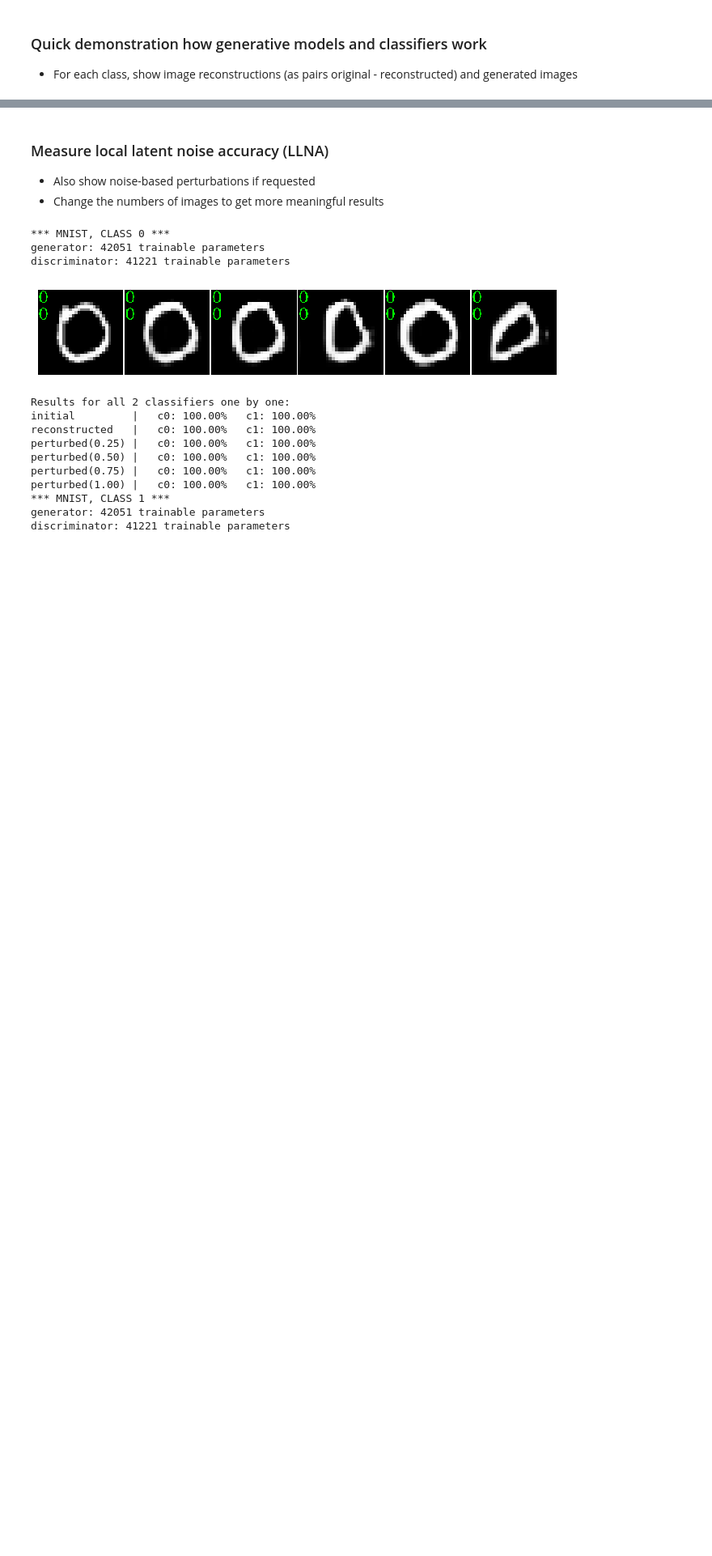
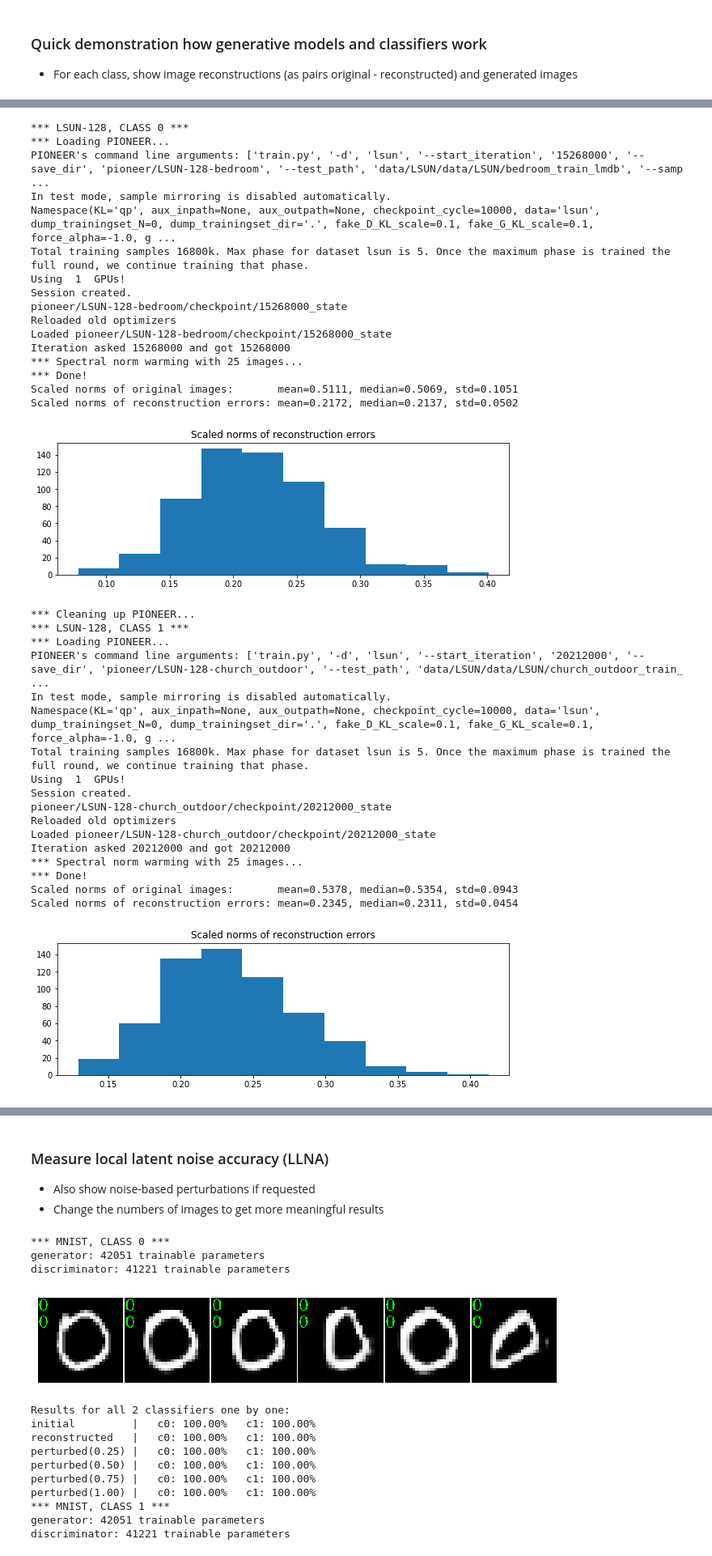
Before and after one commit to igor-buzhinsky/latent-space-nn-evaluation, a Jupyter notebook: Adversarial.ipynb, the cells around one changed output, grey strips where cells are left out. Shown at 81% size. Drawn from its saved outputs; the diff is of its cells as text; code cells hidden in the pictures; blank space fills up the shorter version.

Commit message:
Calculating the norms of reconstruction errors.

```diff
--- a/Adversarial.ipynb
+++ b/Adversarial.ipynb
@@ -104,0 +124,42 @@ discriminator: 41221 trainable parameters
+# %%
+for i in range(no_classes):
+    LogUtil.info(f"*** {classifier_d.upper()}, CLASS {i} ***")
+    gm = gm_loader(i)
+    EvaluationUtil.show_reconstruction_distance_statistics(gm, 600)
+    gm.destroy()
+# %% [output]
+*** LSUN-128, CLASS 0 ***
+*** Loading PIONEER...
+PIONEER's command line arguments: ['train.py', '-d', 'lsun', '--start_iteration', '15268000', '--save_dir', 'pioneer/LSUN-128-bedroom', '--test_path', 'data/LSUN/data/LSUN/bedroom_train_lmdb', '--samp ...
+In test mode, sample mirroring is disabled automatically.
+Namespace(KL='qp', aux_inpath=None, aux_outpath=None, checkpoint_cycle=10000, data='lsun', dump_trainingset_N=0, dump_trainingset_dir='.', fake_D_KL_scale=0.1, fake_G_KL_scale=0.1, force_alpha=-1.0, g ...
+Total training samples 16800k. Max phase for dataset lsun is 5. Once the maximum phase is trained the full round, we continue training that phase.
+Using  1  GPUs!
+Session created.
+pioneer/LSUN-128-bedroom/checkpoint/15268000_state
+Reloaded old optimizers
+Loaded pioneer/LSUN-128-bedroom/checkpoint/15268000_state
+Iteration asked 15268000 and got 15268000
+*** Spectral norm warming with 25 images...
+*** Done!
+Scaled norms of original images:       mean=0.5111, median=0.5069, std=0.1051
+Scaled norms of reconstruction errors: mean=0.2172, median=0.2137, std=0.0502
+[figure, added]
+*** Cleaning up PIONEER...
+*** LSUN-128, CLASS 1 ***
+*** Loading PIONEER...
+PIONEER's command line arguments: ['train.py', '-d', 'lsun', '--start_iteration', '20212000', '--save_dir', 'pioneer/LSUN-128-church_outdoor', '--test_path', 'data/LSUN/data/LSUN/church_outdoor_train_ ...
+In test mode, sample mirroring is disabled automatically.
+Namespace(KL='qp', aux_inpath=None, aux_outpath=None, checkpoint_cycle=10000, data='lsun', dump_trainingset_N=0, dump_trainingset_dir='.', fake_D_KL_scale=0.1, fake_G_KL_scale=0.1, force_alpha=-1.0, g ...
+Total training samples 16800k. Max phase for dataset lsun is 5. Once the maximum phase is trained the full round, we continue training that phase.
+Using  1  GPUs!
+Session created.
+pioneer/LSUN-128-church_outdoor/checkpoint/20212000_state
+Reloaded old optimizers
+Loaded pioneer/LSUN-128-church_outdoor/checkpoint/20212000_state
+Iteration asked 20212000 and got 20212000
+*** Spectral norm warming with 25 images...
+*** Done!
+Scaled norms of original images:       mean=0.5378, median=0.5354, std=0.0943
+Scaled norms of reconstruction errors: mean=0.2345, median=0.2311, std=0.0454
+[figure, added]
```
Also changed, not shown: parts of 6 cells of this notebook, 4 other files.
